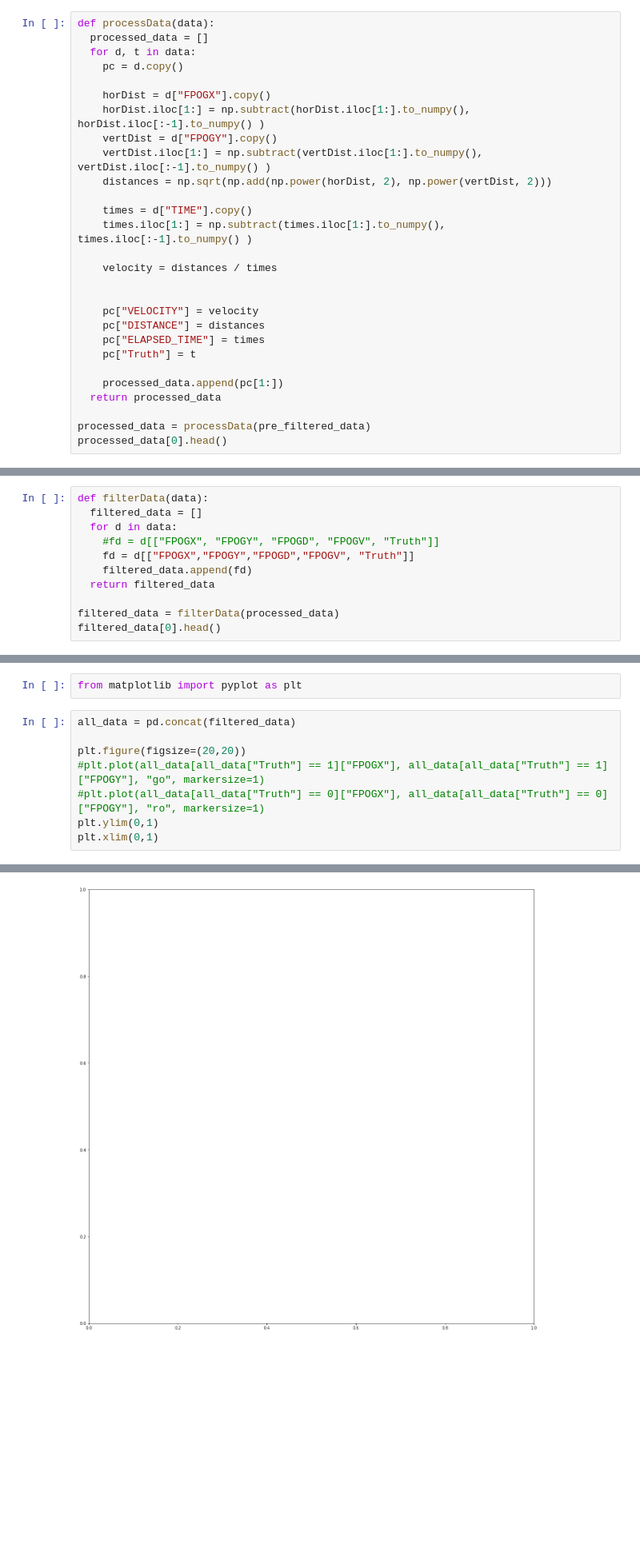
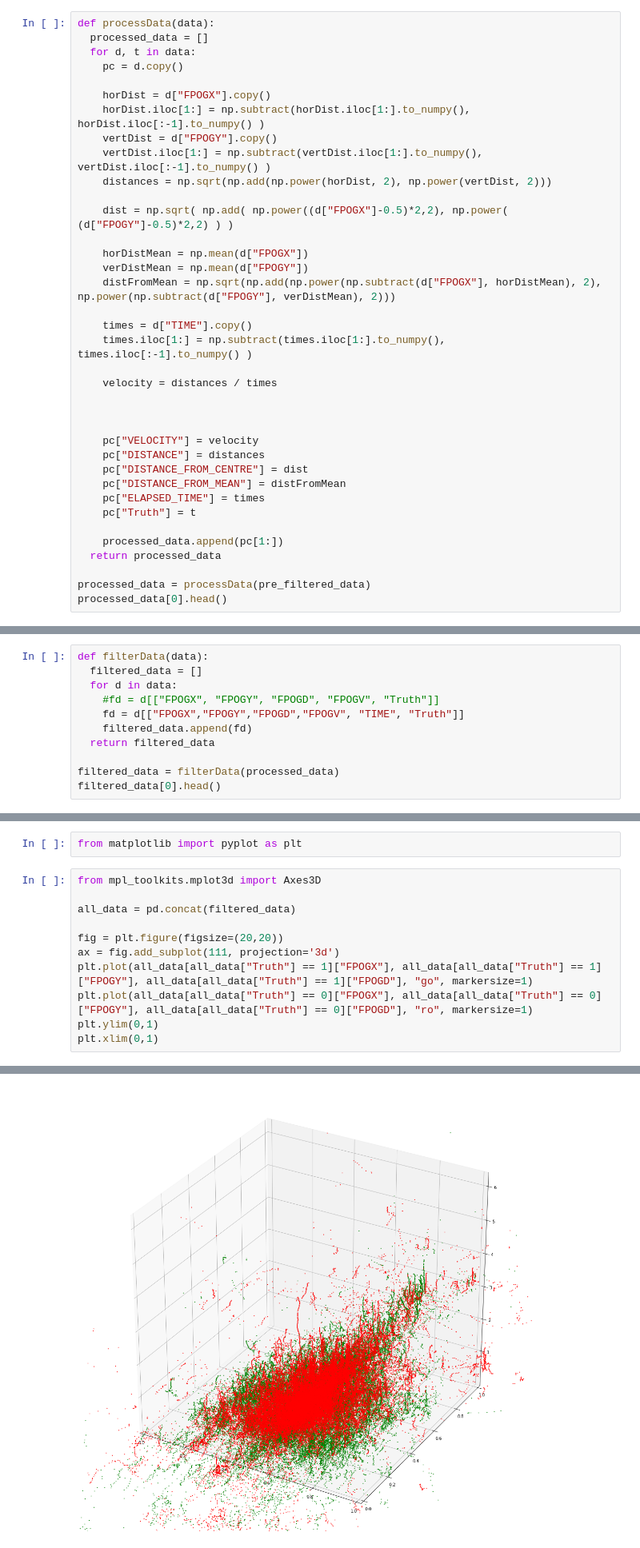
Before and after one commit to Nusserle/LieDetection, a Jupyter notebook: LieDetectionTest_Gaze.ipynb, the cells around one changed output, grey strips where cells are left out. Shown at 80% size. Saved outputs shown, nothing was run; the diff lists cells and outputs as text; blank space fills up the shorter version.

```diff
--- a/LieDetectionTest_Gaze.ipynb
+++ b/LieDetectionTest_Gaze.ipynb
@@ -100,14 +100,23 @@ def processData(data):
     vertDist.iloc[1:] = np.subtract(vertDist.iloc[1:].to_numpy(), vertDist.iloc[:-1].to_numpy() )
     distances = np.sqrt(np.add(np.power(horDist, 2), np.power(vertDist, 2)))
 
+    dist = np.sqrt( np.add( np.power((d["FPOGX"]-0.5)*2,2), np.power( (d["FPOGY"]-0.5)*2,2) ) )
+
+    horDistMean = np.mean(d["FPOGX"])
+    verDistMean = np.mean(d["FPOGY"])
+    distFromMean = np.sqrt(np.add(np.power(np.subtract(d["FPOGX"], horDistMean), 2), np.power(np.subtract(d["FPOGY"], verDistMean), 2)))
+
     times = d["TIME"].copy()
     times.iloc[1:] = np.subtract(times.iloc[1:].to_numpy(), times.iloc[:-1].to_numpy() )
 
     velocity = distances / times
 
 
+
     pc["VELOCITY"] = velocity
     pc["DISTANCE"] = distances
+    pc["DISTANCE_FROM_CENTRE"] = dist
+    pc["DISTANCE_FROM_MEAN"] = distFromMean
     pc["ELAPSED_TIME"] = times
     pc["Truth"] = t
 
@@ -128,7 +137,7 @@ def filterData(data):
   filtered_data = []
   for d in data:
     #fd = d[["FPOGX", "FPOGY", "FPOGD", "FPOGV", "Truth"]]
-    fd = d[["FPOGX","FPOGY","FPOGD","FPOGV", "Truth"]]
+    fd = d[["FPOGX","FPOGY","FPOGD","FPOGV", "TIME", "Truth"]]
     filtered_data.append(fd)
   return filtered_data
 
@@ -144,13 +153,16 @@ filtered_data[0].head()
 # %%
 from matplotlib import pyplot as plt
 # %%
+from mpl_toolkits.mplot3d import Axes3D
+
 all_data = pd.concat(filtered_data)
 
-plt.figure(figsize=(20,20))
-#plt.plot(all_data[all_data["Truth"] == 1]["FPOGX"], all_data[all_data["Truth"] == 1]["FPOGY"], "go", markersize=1)
-#plt.plot(all_data[all_data["Truth"] == 0]["FPOGX"], all_data[all_data["Truth"] == 0]["FPOGY"], "ro", markersize=1)
+fig = plt.figure(figsize=(20,20))
+ax = fig.add_subplot(111, projection='3d')
+plt.plot(all_data[all_data["Truth"] == 1]["FPOGX"], all_data[all_data["Truth"] == 1]["FPOGY"], all_data[all_data["Truth"] == 1]["FPOGD"], "go", markersize=1)
+plt.plot(all_data[all_data["Truth"] == 0]["FPOGX"], all_data[all_data["Truth"] == 0]["FPOGY"], all_data[all_data["Truth"] == 0]["FPOGD"], "ro", markersize=1)
 plt.ylim(0,1)
 plt.xlim(0,1)
 # %% [output]
 (0, 1)
-[figure, old version]
+[figure, new version]
```
Also changed, not shown: parts of 5 cells of this notebook.
